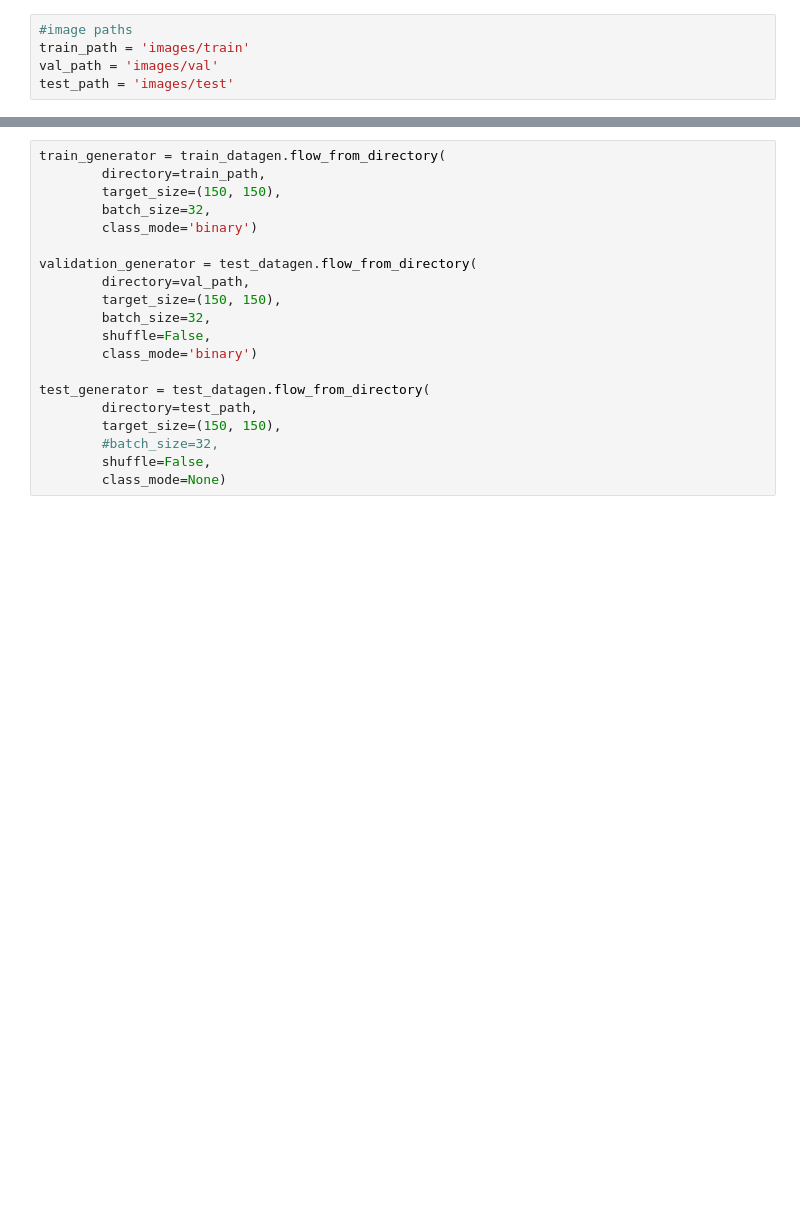
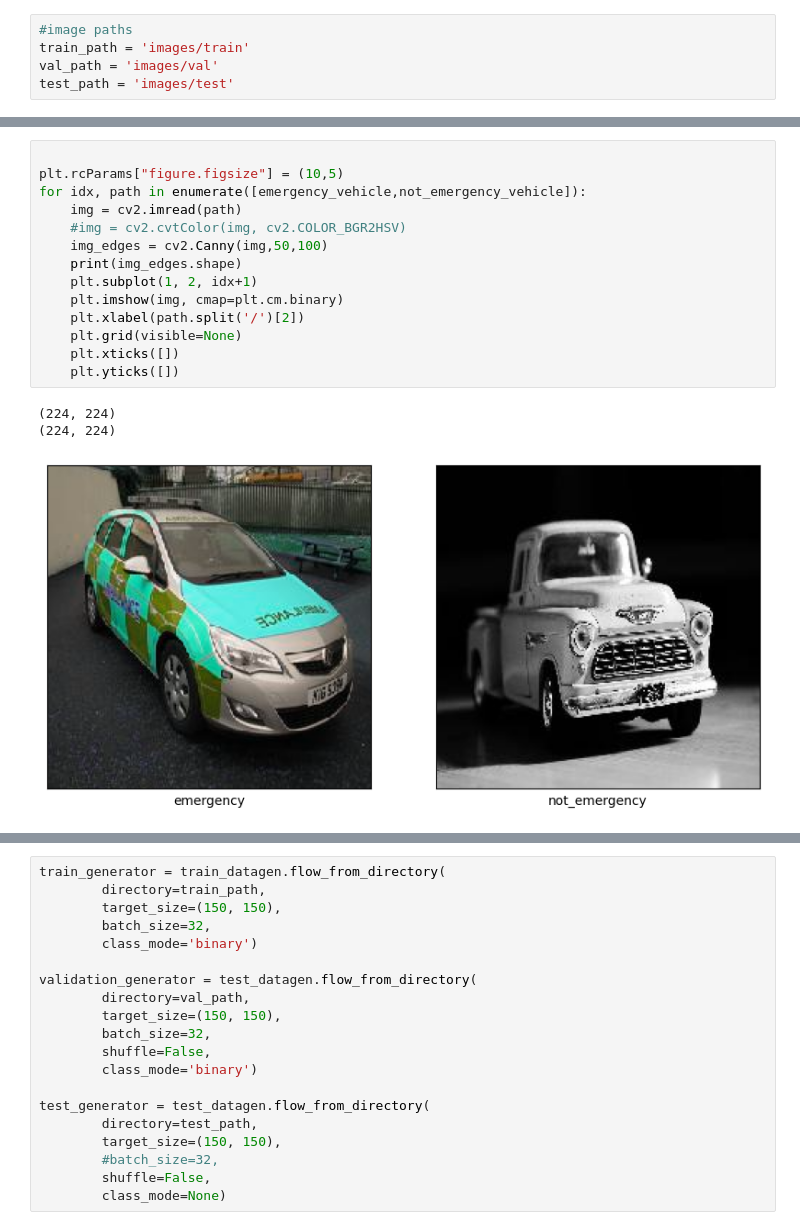
Before and after one commit to TOSKY94/emergency-vehicle-recognition-using-DL, a Jupyter notebook: Emergency vehicle image recognition.ipynb, the cells around one changed output, grey strips where cells are left out. Saved outputs shown, nothing was run; the diff lists cells and outputs as text; blank space fills up the shorter version.

```diff
--- a/Emergency vehicle image recognition.ipynb
+++ b/Emergency vehicle image recognition.ipynb
@@ -38,0 +41,18 @@ for idx, path in enumerate([emergency_vehicle,not_emergency_vehicle]):
+# %%
+
+plt.rcParams["figure.figsize"] = (10,5)
+for idx, path in enumerate([emergency_vehicle,not_emergency_vehicle]):
+    img = cv2.imread(path)
+    #img = cv2.cvtColor(img, cv2.COLOR_BGR2HSV)
+    img_edges = cv2.Canny(img,50,100)
+    print(img_edges.shape)
+    plt.subplot(1, 2, idx+1)
+    plt.imshow(img, cmap=plt.cm.binary)
+    plt.xlabel(path.split('/')[2])
+    plt.grid(visible=None)
+    plt.xticks([])
+    plt.yticks([])
+# %% [output]
+(224, 224)
+(224, 224)
+[figure, added]
```
Also changed, not shown: parts of 6 cells of this notebook.
